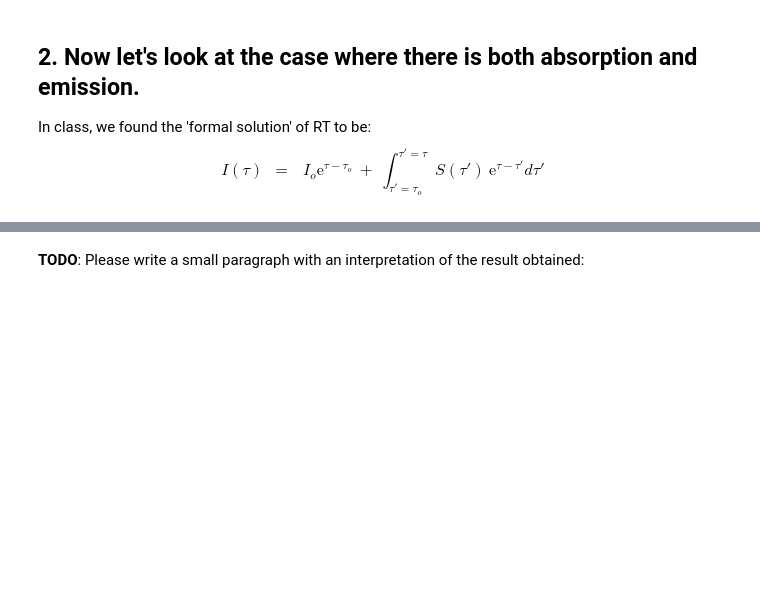
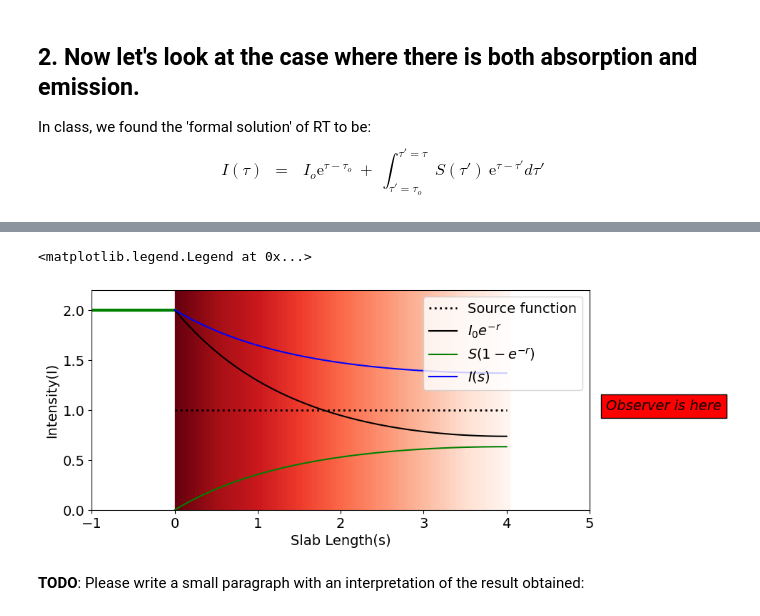
Before and after one commit to jonahb-maker/PHYS-309, a Jupyter notebook: Book/L11-SourceFunction/11-SourceFunction-template.ipynb, the cells around one changed output, grey strips where cells are left out. Cells and saved outputs as stored; diff of their text form; code cells hidden in the pictures; blank space fills up the shorter version.

```diff
--- a/Book/L11-SourceFunction/11-SourceFunction-template.ipynb
+++ b/Book/L11-SourceFunction/11-SourceFunction-template.ipynb
@@ -332,33 +382,57 @@ rainbow_fill_between(ax,X,Y1,Y2,colors=g)
 ax.text(5.2, 1, 'Observer is here', style='italic',
         bbox={'facecolor':'red', 'pad':5})
 
 ax.set_xlabel('$s$')
 
 #---------------------------------------------------------
 # Here are the values for already defined for this problem
 
 Io = 2
 j_rho = 0.5
 kappa_rho = 0.5
 S = j_rho / kappa_rho
 d = 4
 
 ss = np.linspace(0,4, 50)
 
 # Curve for the source function value
 ax.plot([-1,0], [Io,Io], c='green', lw=3)
 source = np.array( [S]*ss.size )
 ax.plot(ss, source, ls='dotted', c='k', lw=2,label='Source function')
 #---------------------------------------
 #---------------------------------------
 
+# Optical depth
 
+decopdep = -kappa_rho*(ss-((ss**2)/8))
 
+# First term (if there was no emission)
+
+fterm = Io*np.exp(decopdep)
+ax.plot(ss, fterm, color ='black', label ='$I_0 e^{-r}$')
+
+# Second term (if there was no initial intensity)
+
+secterm = S*(1 - np.exp(decopdep))
+ax.plot(ss, secterm, color ='green', label ='$S(1-e^{-r})$')
+
+# Intensity
+
+Int = fterm + secterm
+ax.plot(ss, Int, color ='blue', label=r'$I(s)$')
+
+#-------------
+ax.legend(loc=0)
+ax.set_xlabel('Slab Length(s)')
+ax.set_ylabel('Intensity(I)')
 
 
 
 #---------------------------------------
 ax.legend(loc=0)
+# %% [output]
+<matplotlib.legend.Legend at 0x...>
+[figure, added]
 # %% [markdown]
 **TODO**: Please write a small paragraph with an interpretation of the result obtained:
 # %% [markdown]
```
Also changed, not shown: parts of 9 cells of this notebook.
